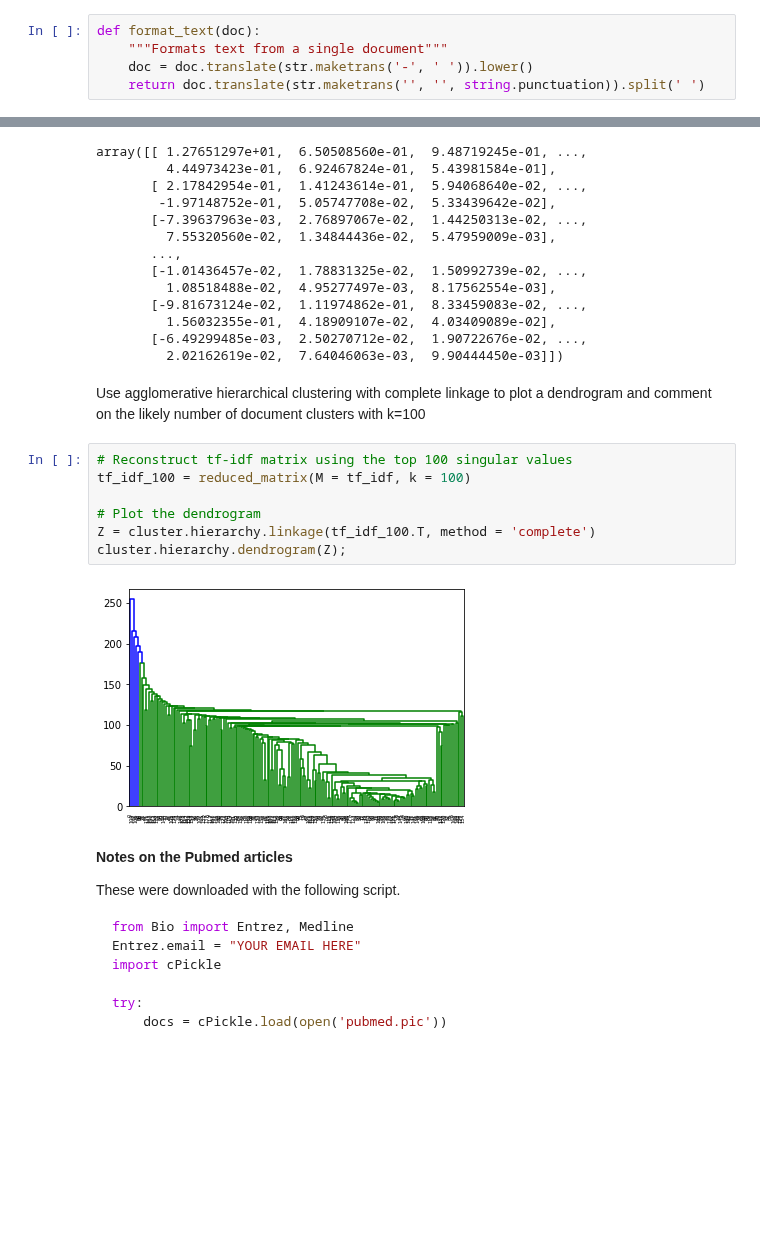
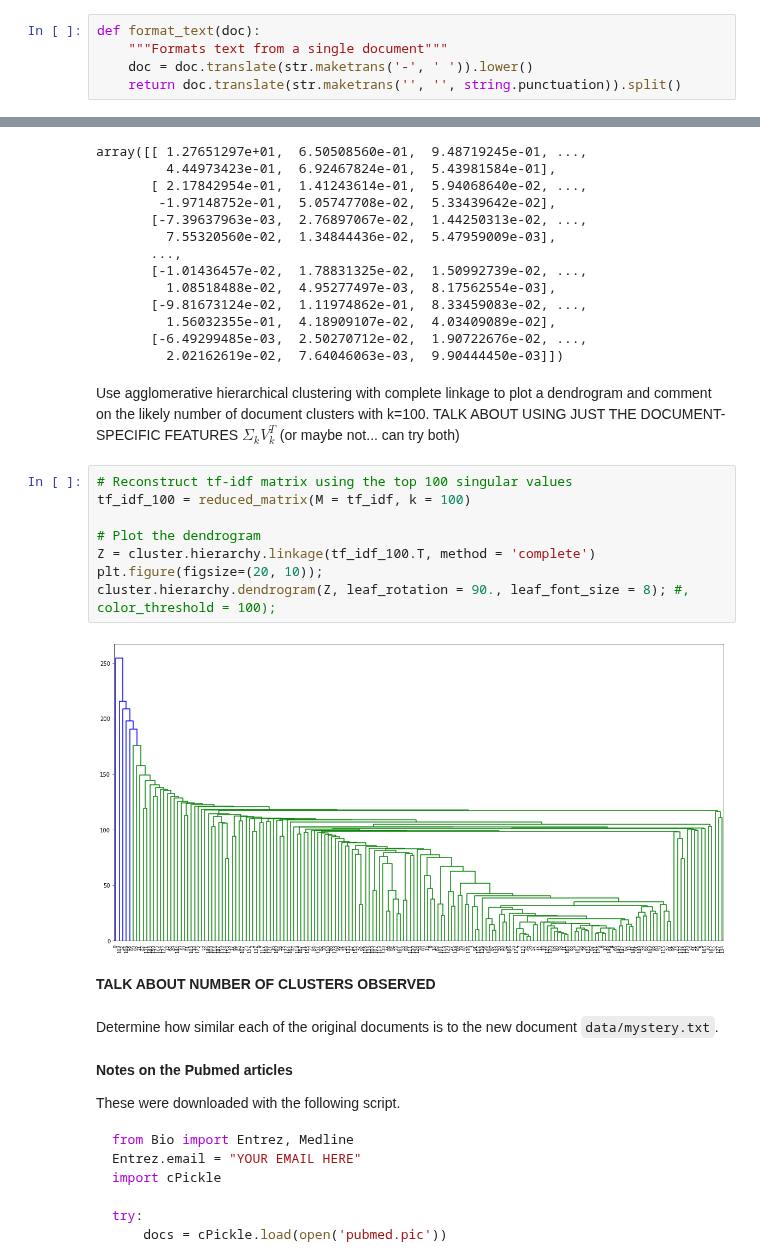
Before and after one commit to robkravec/sta-663-2021, a Jupyter notebook: notebooks/copies/homework/Homework07.ipynb, the cells around one changed output, grey strips where cells are left out. Drawn from its saved outputs; the diff is of its cells as text; blank space fills up the shorter version.

```diff
--- a/notebooks/copies/homework/Homework07.ipynb
+++ b/notebooks/copies/homework/Homework07.ipynb
@@ -268,7 +268,7 @@ docs = {'s1': s1, 's2': s2, 's3': s3, 's4': s4}
 def format_text(doc):
     """Formats text from a single document"""
     doc = doc.translate(str.maketrans('-', ' ')).lower()
-    return doc.translate(str.maketrans('', '', string.punctuation)).split(' ')
+    return doc.translate(str.maketrans('', '', string.punctuation)).split()
 # %%
 def calc_tf(docs):
     """Calculate term frequency for all documents in the input"""
@@ -577,16 +582,21 @@ array([[ 1.27651297e+01,  6.50508560e-01,  9.48719245e-01, ...,
        [-6.49299485e-03,  2.50270712e-02,  1.90722676e-02, ...,
          2.02162619e-02,  7.64046063e-03,  9.90444450e-03]])
 # %% [markdown]
-Use agglomerative hierarchical clustering with complete linkage to plot a dendrogram and comment on the likely number of document clusters with  k=100
+Use agglomerative hierarchical clustering with complete linkage to plot a dendrogram and comment on the likely number of document clusters with  k=100. TALK ABOUT USING JUST THE DOCUMENT-SPECIFIC FEATURES $\Sigma_kV_k^T$ (or maybe not... can try both)
 # %%
 # Reconstruct tf-idf matrix using the top 100 singular values
 tf_idf_100 = reduced_matrix(M = tf_idf, k = 100)
 
 # Plot the dendrogram
 Z = cluster.hierarchy.linkage(tf_idf_100.T, method = 'complete')
-cluster.hierarchy.dendrogram(Z);
+plt.figure(figsize=(20, 10));
+cluster.hierarchy.dendrogram(Z, leaf_rotation = 90., leaf_font_size = 8); #, color_threshold = 100);
 # %% [output]
-[figure, old version]
+[figure, new version]
+# %% [markdown]
+**TALK ABOUT NUMBER OF CLUSTERS OBSERVED**
+# %% [markdown]
+Determine how similar each of the original documents is to the new document `data/mystery.txt`.
 # %% [markdown]
 **Notes on the Pubmed articles**
 
```
Also changed, not shown: parts of 6 cells of this notebook.
